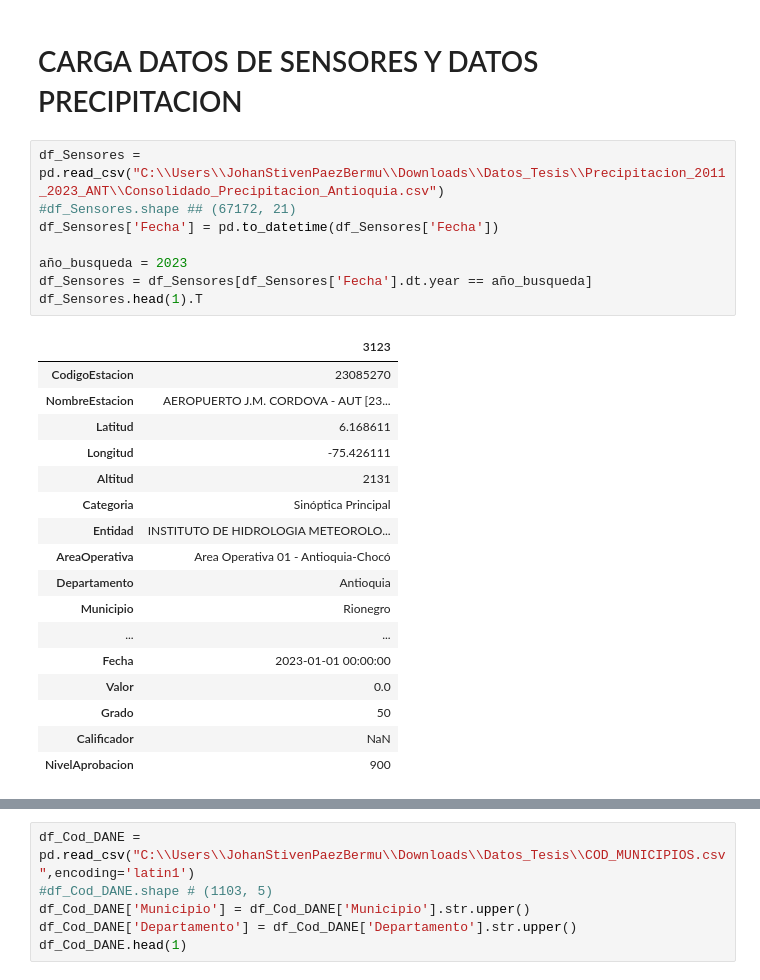
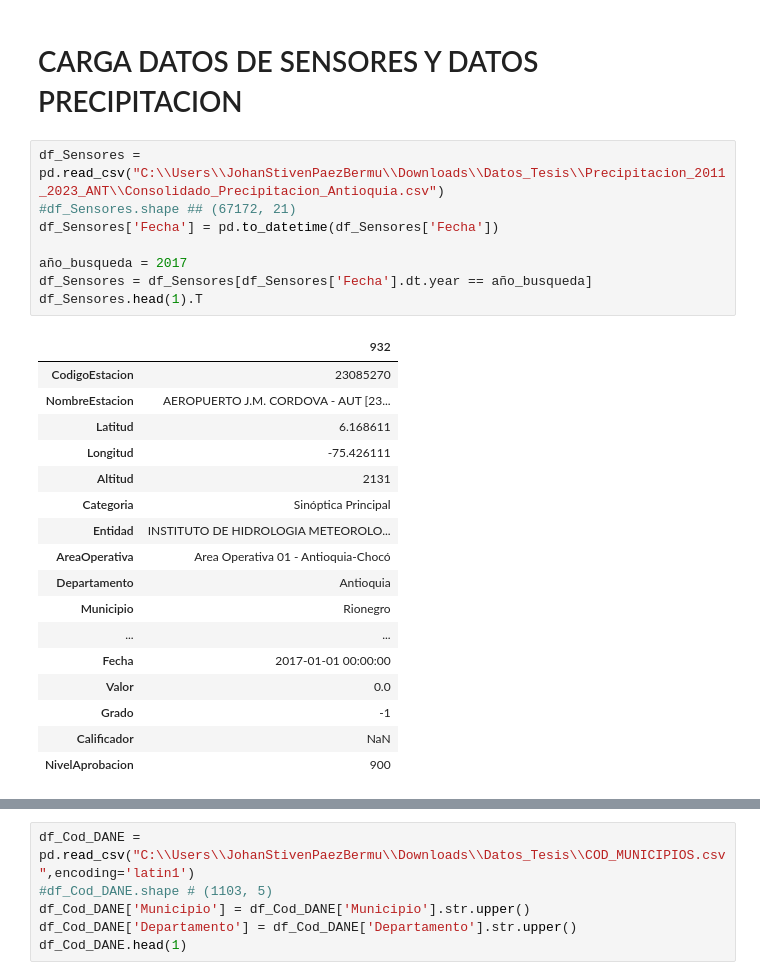
Before and after one commit to stijopa/Tesis, a Jupyter notebook: EDA_T_Sensores.ipynb, the cells around one changed output, grey strips where cells are left out. Saved outputs shown, nothing was run; the diff lists cells and outputs as text.

```diff
--- a/EDA_T_Sensores.ipynb
+++ b/EDA_T_Sensores.ipynb
@@ -20,13 +19,13 @@ Mapa_Antioquia.head(1)
 # %%
 df_Sensores = pd.read_csv("C:\\Users\\JohanStivenPaezBermu\\Downloads\\Datos_Tesis\\Precipitacion_2011_2023_ANT\\Consolidado_Precipitacion_Antioquia.csv")
 #df_Sensores.shape ## (67172, 21)
 df_Sensores['Fecha'] = pd.to_datetime(df_Sensores['Fecha'])
 
-año_busqueda = 2023
+año_busqueda = 2017
 df_Sensores = df_Sensores[df_Sensores['Fecha'].dt.year == año_busqueda]
 df_Sensores.head(1).T
 # %% [output]
-|  | 3123 |
+|  | 932 |
 | CodigoEstacion | 23085270 |
 | NombreEstacion | AEROPUERTO J.M. CORDOVA - AUT [23... |
 | Latitud | 6.168611 |
@@ -38,9 +37,9 @@ df_Sensores.head(1).T
 | Departamento | Antioquia |
 | Municipio | Rionegro |
 | ... | ... |
-| Fecha | 2023-01-01 00:00:00 |
+| Fecha | 2017-01-01 00:00:00 |
 | Valor | 0.0 |
-| Grado | 50 |
+| Grado | -1 |
 | Calificador | NaN |
 | NivelAprobacion | 900 |
 # %%
```
Also changed, not shown: parts of 17 cells of this notebook.
